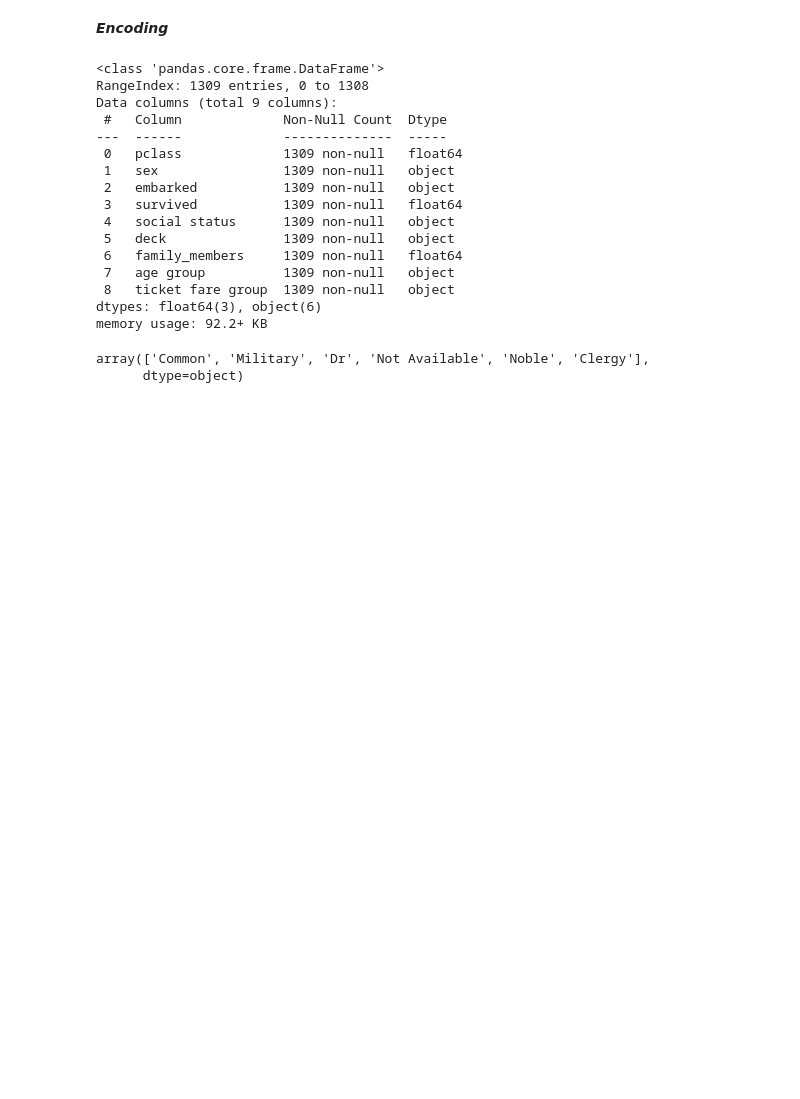
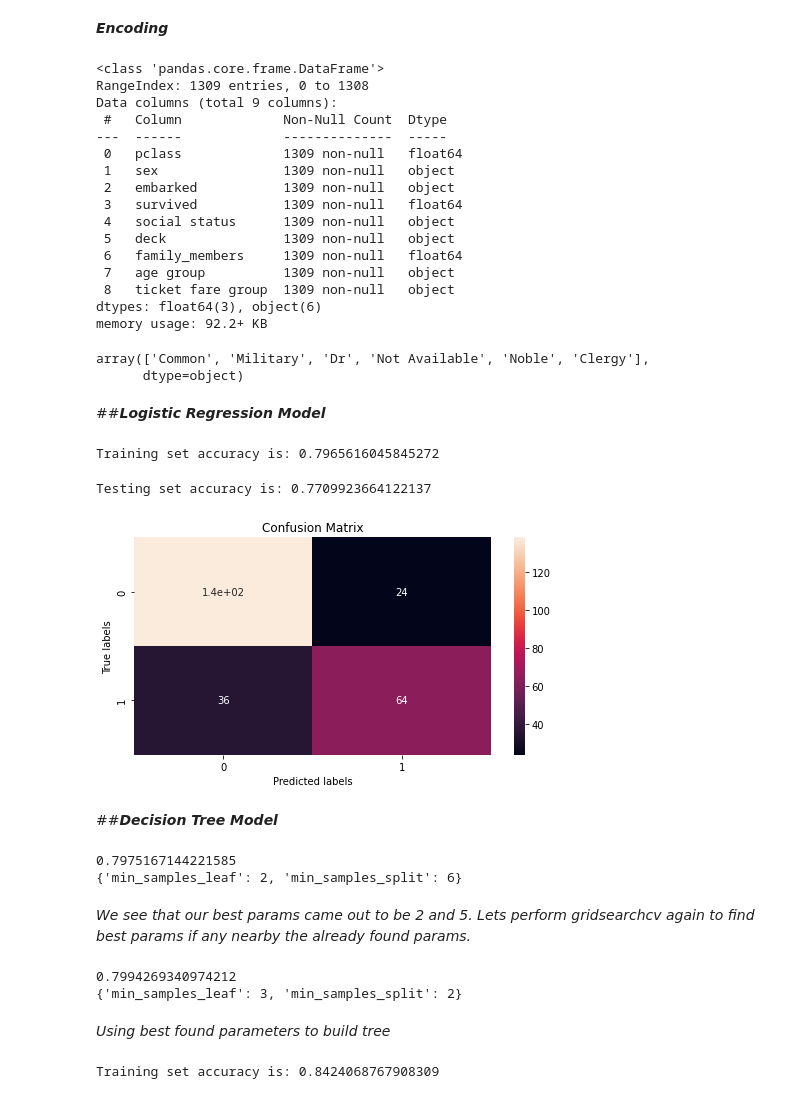
Before and after one commit to kiranmahara9600/Titanic-Data-Model, a Jupyter notebook: Titanic_data_model.ipynb, the cells around one changed output. Drawn from its saved outputs; the diff is of its cells as text; code cells hidden in the pictures; blank space fills up the shorter version.

Commit message:
Model Building

```diff
--- a/Titanic_data_model.ipynb
+++ b/Titanic_data_model.ipynb
@@ -685,3 +685,5 @@ y = titanic['survived']
 # %%
 #train test split
 x_train, x_test, y_train, y_test = train_test_split(x,y, test_size = 0.2, random_state = 0)
+# %% [markdown]
+##***Logistic Regression Model***
@@ -687,0 +692,71 @@ x_train, x_test, y_train, y_test = train_test_split(x,y, test_size = 0.2, random
+# %%
+#model initialization
+log = LogisticRegression()
+
+#fitting model
+log.fit(x_train, y_train)
+
+#y value prediction
+y_train_pred_log = log.predict(x_train)
+y_pred_log = log.predict(x_test)
+# %%
+#training data accuracy
+print('Training set accuracy is:', accuracy_score(y_train, y_train_pred_log))
+# %% [output]
+Training set accuracy is: 0.7965616045845272
+# %%
+#testing data accuracy
+print('Testing set accuracy is:',accuracy_score(y_test, y_pred_log))
+# %% [output]
+Testing set accuracy is: 0.7709923664122137
+# %%
+#confusion matrix
+cm = confusion_matrix(y_test, y_pred_log)
+sns.heatmap(cm, annot=True)   #heatmap to show confusion matrix
+plt.xlabel('Predicted labels')
+plt.ylabel('True labels')
+plt.title('Confusion Matrix')
+plt.show()
+# %% [output]
+[figure, added]
+# %% [markdown]
+##***Decision Tree Model***
+# %%
+#model initialization
+dt = DecisionTreeClassifier()
+
+#hyperparameter to tune for decision trees
+param_grid = { "min_samples_split" : [ 2,3,4,5,6,7], "min_samples_leaf": [1,2,5,10,20,30,40,50,60,70,80,90,100]}
+
+#to find best hyperparameter
+grid_search = GridSearchCV(estimator=dt, param_grid=param_grid, scoring='accuracy', cv=3, n_jobs=-1)
+
+#fitting model
+grid_search = grid_search.fit(x_train, y_train)
+
+#best score and parameters from gridsearch
+print(grid_search.best_score_)
+print(grid_search.best_params_)
+# %% [output]
+0.7975167144221585
+{'min_samples_leaf': 2, 'min_samples_split': 6}
+# %% [markdown]
+*We see that our best params came out to be 2 and 5. Lets perform gridsearchcv again to find best params if any nearby the already found params.*
+# %%
+#hyperparameter to tune for decision trees
+param_grid = { "min_samples_split" : [2], "min_samples_leaf": range(3,10)}
+
+#to find best hyperparameter
+grid_search = GridSearchCV(estimator=dt, param_grid=param_grid, scoring='accuracy', cv=3, n_jobs=-1)
+
+#fitting model
+grid_search = grid_search.fit(x_train, y_train)
+
+#best score and parameters from gridsearch
+print(grid_search.best_score_)
+print(grid_search.best_params_)
+# %% [output]
+0.7994269340974212
+{'min_samples_leaf': 3, 'min_samples_split': 2}
+# %% [markdown]
+*Using best found parameters to build tree*
@@ -687,0 +773,5 @@ x_train, x_test, y_train, y_test = train_test_split(x,y, test_size = 0.2, random
+# %%
+#training data accuracy
+print('Training set accuracy is:', accuracy_score(y_train, y_train_pred))
+# %% [output]
+Training set accuracy is: 0.8424068767908309
```
Also changed, not shown: parts of 7 cells of this notebook.
